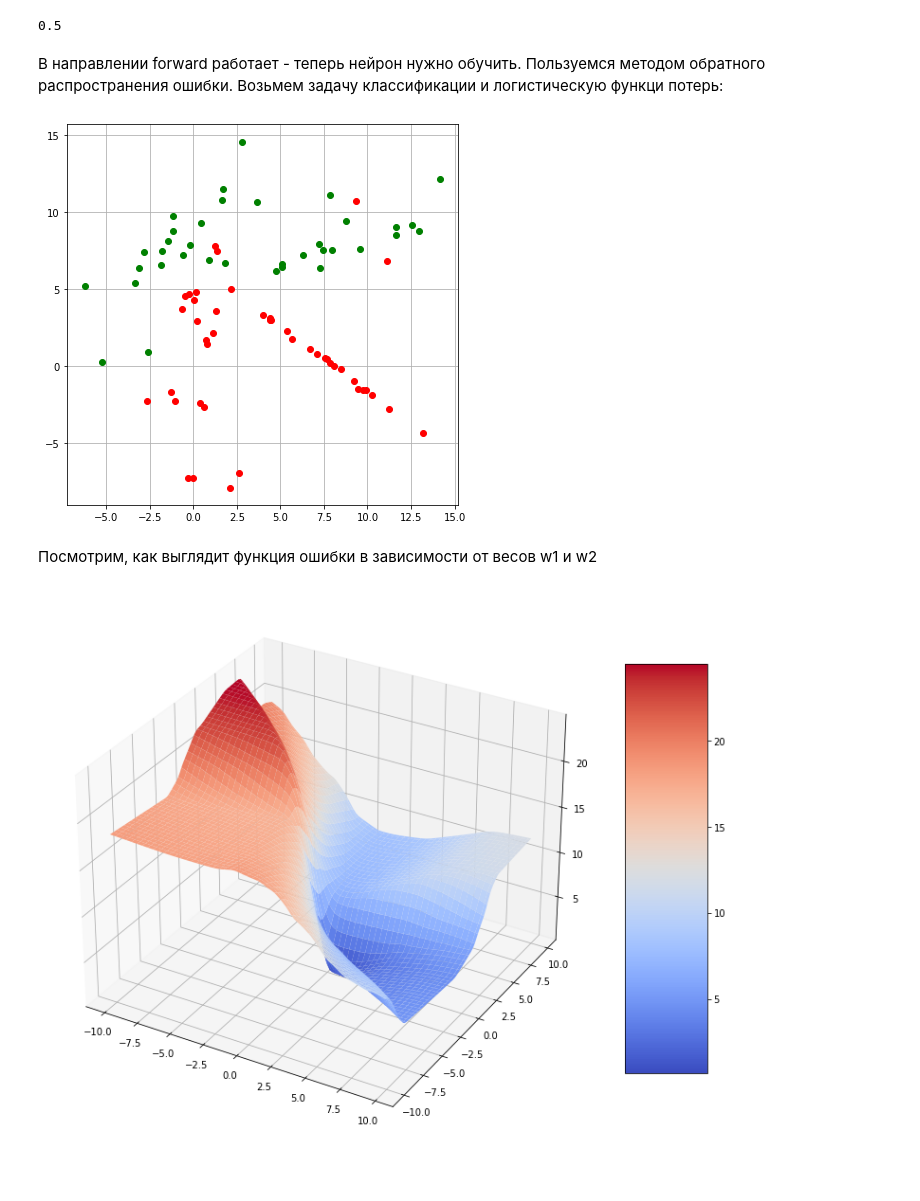
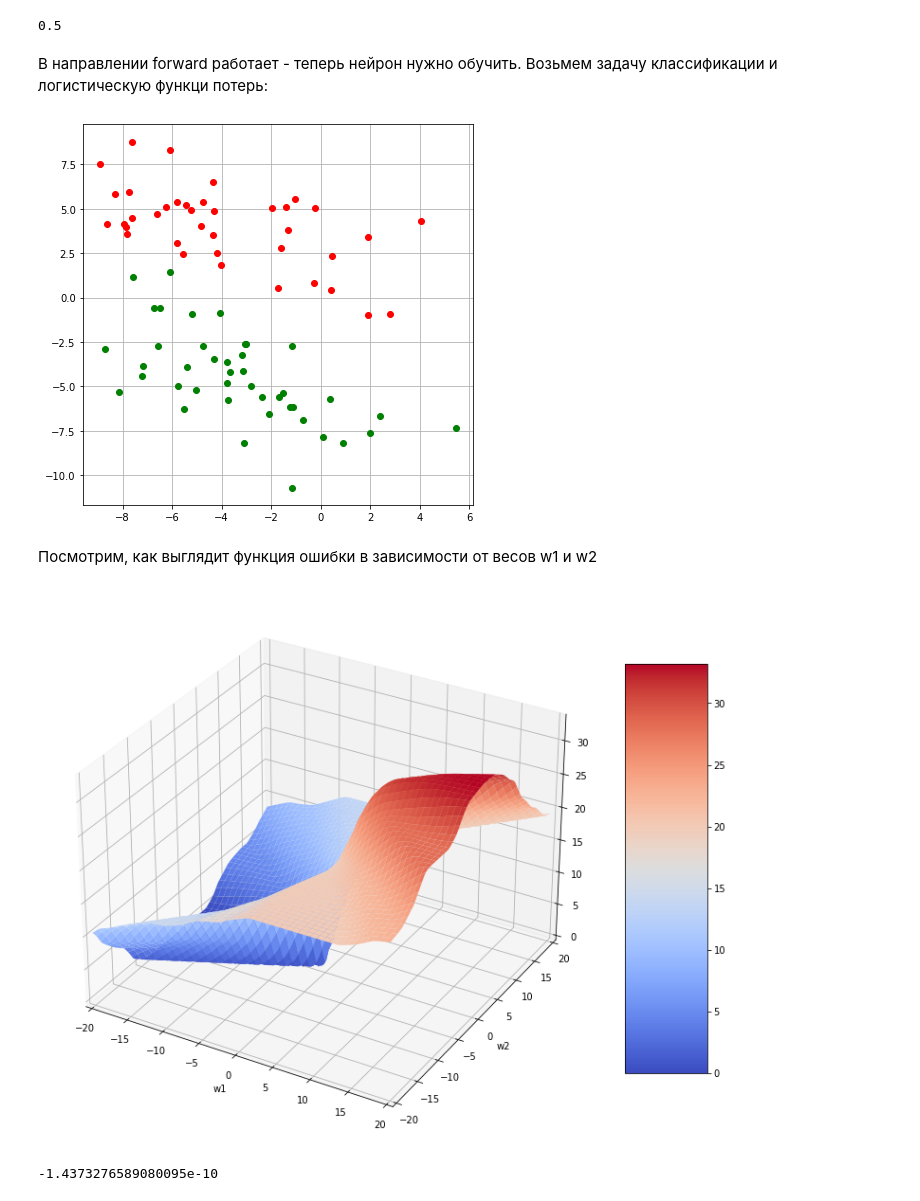
Before and after one commit to yuriy5139/MachineLearning, a Jupyter notebook: Neural Networks basics.ipynb, the cells around one changed output. Cells and saved outputs as stored; diff of their text form; code cells hidden in the pictures.

```diff
--- a/Neural Networks basics.ipynb
+++ b/Neural Networks basics.ipynb
@@ -45,7 +46,7 @@ N1.forward(X)
 # %% [output]
 0.5
 # %% [markdown]
-В направлении forward работает - теперь нейрон нужно обучить. Пользуемся методом обратного распространения ошибки. Возьмем задачу классификации и логистическую функци потерь:
+В направлении forward работает - теперь нейрон нужно обучить. Возьмем задачу классификации и логистическую функци потерь:
 # %%
 def logloss(y, y_hat):
     eps = 1e-10
@@ -58,11 +59,13 @@ import numpy as np
 X, Y = make_classification(n_samples=100, n_features=2,
                            n_informative=2, n_classes=2,
                            n_redundant=0,
-                           n_clusters_per_class=2,
-                           scale = 4,
-                           shift = 1,
-                           flip_y = 0.1,
-                           random_state = 4)
+                           n_clusters_per_class=1,
+                           scale = 4)
+
+# X, Y = make_classification(n_samples=100, n_features=2,
+#                            n_informative=2, n_classes=2,
+#                            n_redundant=0,
+#                            n_clusters_per_class=2)
 
 X_train, X_test, Y_train, Y_test = train_test_split(X, Y, test_size=20, random_state = 42)
 
@@ -74,7 +77,7 @@ plt.grid()
 
 plt.show()
 # %% [output]
-[figure, old version]
+[figure, new version]
 # %% [markdown]
 Посмотрим, как выглядит функция ошибки в зависимости от весов w1 и w2
 # %%
@@ -83,29 +86,37 @@ from mpl_toolkits.mplot3d import Axes3D
 from matplotlib import cm
 # %%
 def makeData(X_train, Y_train):
-    W1 = np.arange (-10, 10, 0.2)
-    W2 = np.arange (-10, 10, 0.2)
+    W1 = np.arange (-20, 20, 0.2)
+    W2 = np.arange (-20, 20, 0.2)
     w1grid, w2grid = np.meshgrid(W1, W2)
 
     lossgrid = np.zeros((len(W1), len(W2)))
     for i, w1 in enumerate(W1):
         for j, w2 in enumerate(W2):
             N = Neuron(2, sigm)
             N.w = [w1, w2]
             result = []
             for x, y in zip(X_test, Y_test):
                 y_hat = N.forward(x)
                 result.append(logloss(y, y_hat))
-            lossgrid[i, j] = np.array(result).mean()
+            lossgrid[i, j] = sum(result) / len(result)
 
     return w1grid, w2grid, lossgrid
 
 x, y, U = makeData(X_train, Y_train)
 fig = pylab.figure(figsize=(10, 12))
 axes = Axes3D(fig)
+axes.set_xlabel('w1')
+axes.set_ylabel('w2')
+axes.set_xlim(-20, 20)
+axes.set_ylim(-20, 20)
 surf = axes.plot_surface(x, y, U, cmap=cm.coolwarm)
 fig.colorbar(surf, shrink=0.5, aspect=5)
 # axes.plot_wireframe(x, y, U)
 pylab.show()
 # %% [output]
-[figure, old version]
+[figure, new version]
+# %%
+U.min()
+# %% [output]
+-1.4373276589080095e-10
```
Also changed, not shown: parts of 13 cells of this notebook.
